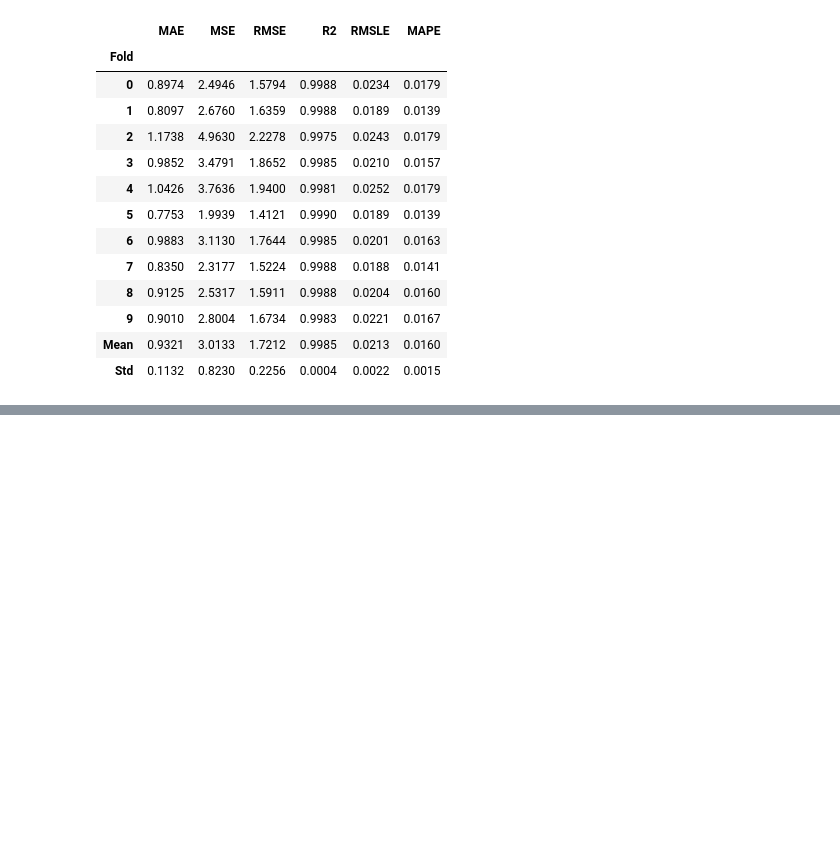
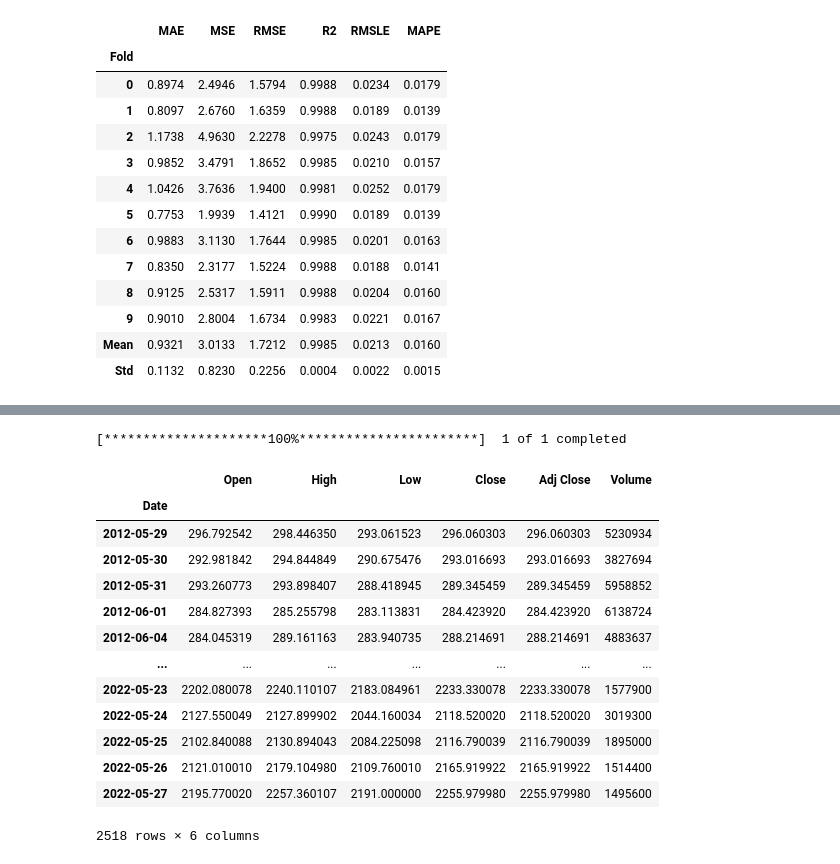
Before and after one commit to BrunoFUAL/modelos_previsao, a Jupyter notebook: pycaret.ipynb, the cells around one changed output, grey strips where cells are left out. Drawn from its saved outputs; the diff is of its cells as text; code cells hidden in the pictures; blank space fills up the shorter version.

```diff
--- a/pycaret.ipynb
+++ b/pycaret.ipynb
@@ -400,0 +472,21 @@ tunne_lr = tune_model(lr, n_iter=1000, optimize='RMSE')
+# %%
+#Dados novos
+
+novo_dataset = yf.download('GOOG', period='10y')
+novo_dataset
+# %% [output]
+[*********************100%***********************]  1 of 1 completed
+|  | Open | High | Low | Close | Adj Close | Volume |
+| Date |  |  |  |  |  |  |
+| 2012-05-29 | 296.792542 | 298.446350 | 293.061523 | 296.060303 | 296.060303 | 5230934 |
+| 2012-05-30 | 292.981842 | 294.844849 | 290.675476 | 293.016693 | 293.016693 | 3827694 |
+| 2012-05-31 | 293.260773 | 293.898407 | 288.418945 | 289.345459 | 289.345459 | 5958852 |
+| 2012-06-01 | 284.827393 | 285.255798 | 283.113831 | 284.423920 | 284.423920 | 6138724 |
+| 2012-06-04 | 284.045319 | 289.161163 | 283.940735 | 288.214691 | 288.214691 | 4883637 |
+| ... | ... | ... | ... | ... | ... | ... |
+| 2022-05-23 | 2202.080078 | 2240.110107 | 2183.084961 | 2233.330078 | 2233.330078 | 1577900 |
+| 2022-05-24 | 2127.550049 | 2127.899902 | 2044.160034 | 2118.520020 | 2118.520020 | 3019300 |
+| 2022-05-25 | 2102.840088 | 2130.894043 | 2084.225098 | 2116.790039 | 2116.790039 | 1895000 |
+| 2022-05-26 | 2121.010010 | 2179.104980 | 2109.760010 | 2165.919922 | 2165.919922 | 1514400 |
+| 2022-05-27 | 2195.770020 | 2257.360107 | 2191.000000 | 2255.979980 | 2255.979980 | 1495600 |
+2518 rows × 6 columns
```
Also changed, not shown: parts of 10 cells of this notebook.
